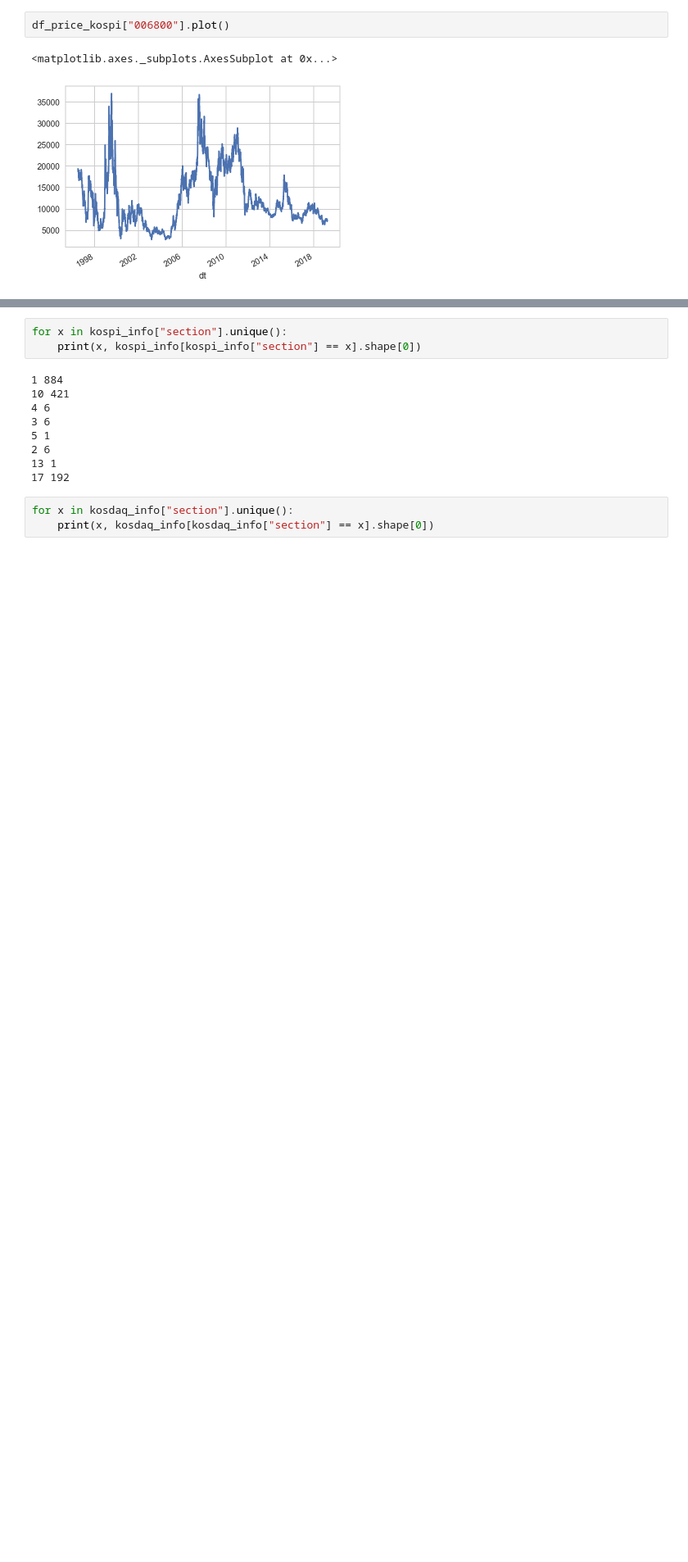
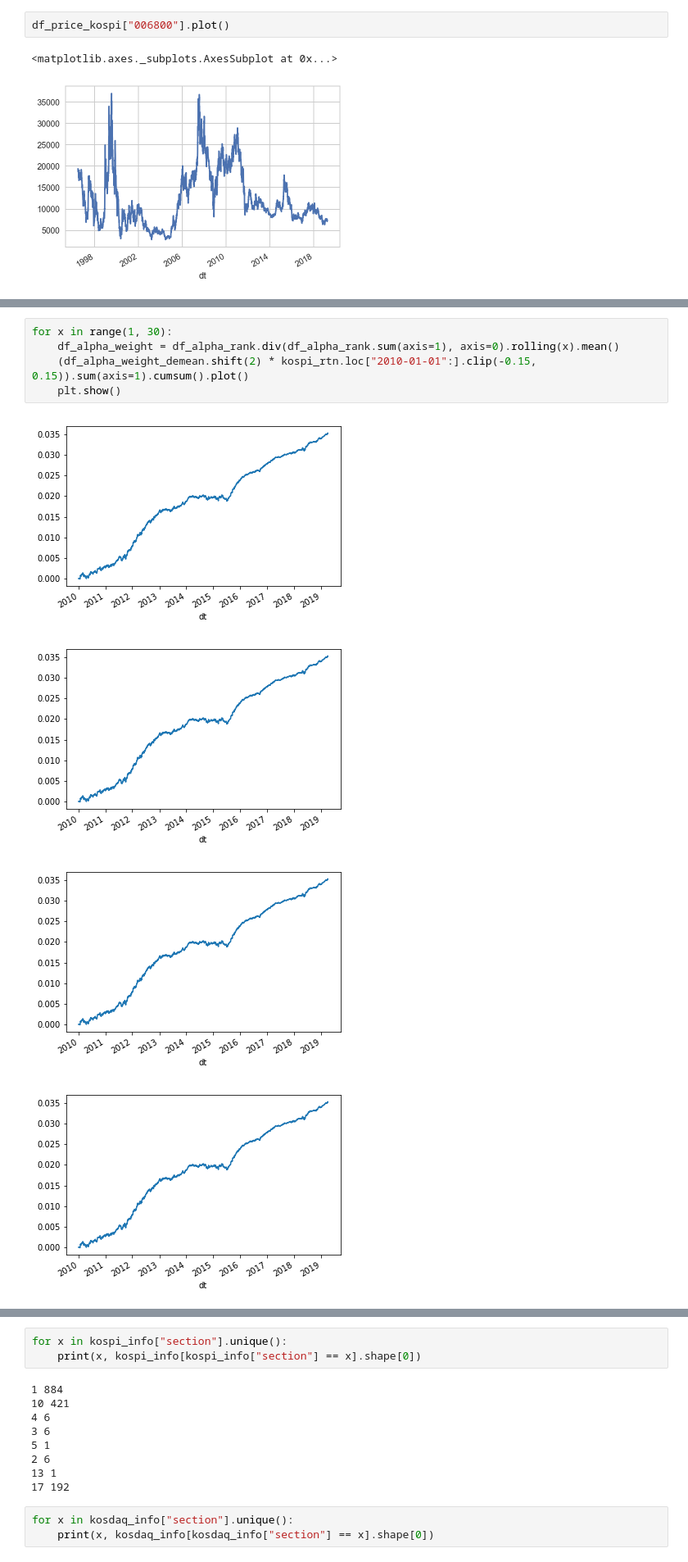
Before and after one commit to kimjungwon90/trade_bot, a Jupyter notebook: ServerSide.ipynb, the cells around one changed output, grey strips where cells are left out. Shown at 82% size. Saved outputs shown, nothing was run; the diff lists cells and outputs as text; blank space fills up the shorter version.

```diff
--- a/ServerSide.ipynb
+++ b/ServerSide.ipynb
@@ -78,0 +171,10 @@ df_stock[df_stock["cr"] > 30]
+# %%
+for x in range(1, 30):
+    df_alpha_weight = df_alpha_rank.div(df_alpha_rank.sum(axis=1), axis=0).rolling(x).mean()
+    (df_alpha_weight_demean.shift(2) * kospi_rtn.loc["2010-01-01":].clip(-0.15, 0.15)).sum(axis=1).cumsum().plot()
+    plt.show()
+# %% [output]
+[figure, added]
+[figure, added]
+[figure, added]
+[figure, added]
```
Also changed, not shown: parts of 19 cells of this notebook.
